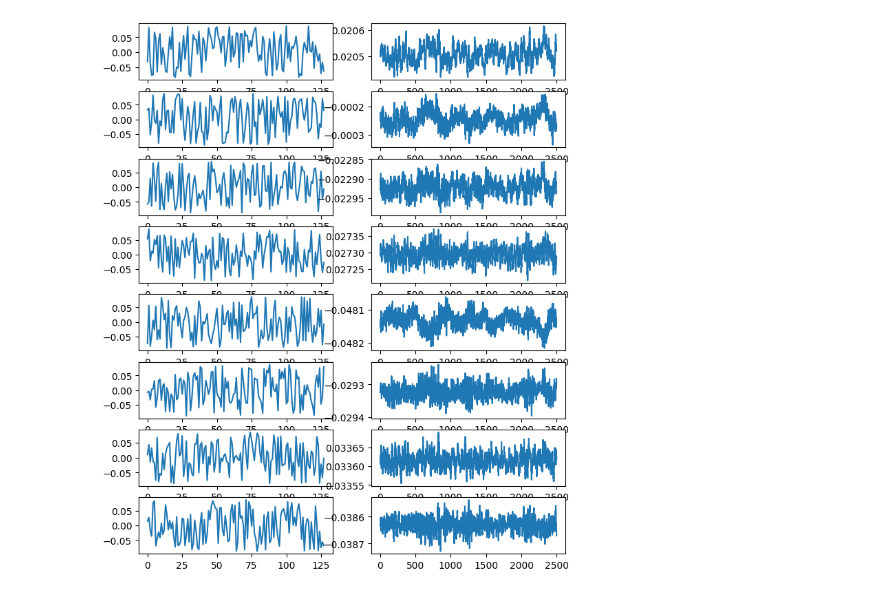
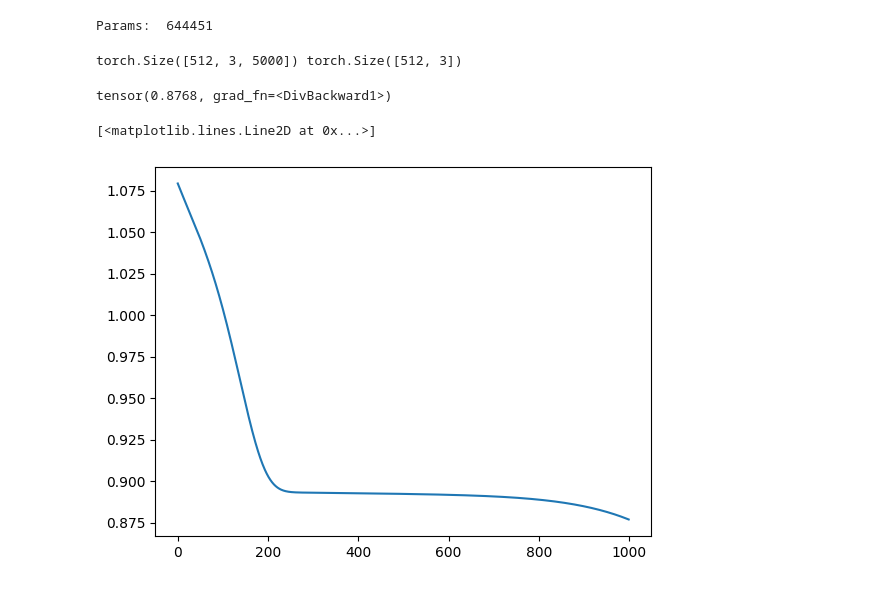
Before and after one commit to smithandrewk/sleep_ml, a Jupyter notebook: 8_lstm.ipynb, the cells around one changed output. Saved outputs shown, nothing was run; the diff lists cells and outputs as text; code cells hidden in the pictures.

Commit message:
lstm

```diff
--- a/8_lstm.ipynb
+++ b/8_lstm.ipynb
@@ -67,11 +61,41 @@ Params:  40227
-# %%
-model.to('cpu')
-Xi,yi = next(iter(devloader))
-
-fig,ax = plt.subplots(nrows=len(model.c1.weight),ncols=2,figsize=(8,10))
-for i,kernel in enumerate(model.c1.weight.squeeze().detach()):
-    ax[i,0].plot(kernel)
-for i,kernel in enumerate(model.c1(Xi.reshape(-1,1,5000)).detach()[0]):
-    ax[i,1].plot(kernel)
-# %% [output]
-[figure, removed]
+# %%
+class MyLSTM(nn.Module):
+    def __init__(self, *args, **kwargs) -> None:
+        super().__init__(*args, **kwargs)
+        self.lstm = nn.LSTM(input_size=5000,hidden_size=32,batch_first=True)
+        self.classifier = nn.Linear(in_features=32,out_features=3)
+    def forward(self,x):
+        _,(h,_) = self.lstm(x)
+        x = self.classifier(h.squeeze())
+        return x
+model = MyLSTM()
+criterion = nn.CrossEntropyLoss()
+optimizer = optim.Adam(model.parameters(),lr=3e-4)
+params = sum([p.flatten().size()[0] for p in list(model.parameters())])
+print("Params: ",params)
+lossi = []
+trainlossi = []
+devlossi = []
+# %% [output]
+Params:  644451
+# %%
+Xi,yi = next(iter(trainloader))
+print(Xi.shape,yi.shape)
+# %% [output]
+torch.Size([512, 3, 5000]) torch.Size([512, 3])
+# %%
+for epoch in tqdm(range(1000)):
+    logits = model(Xi)
+    loss = criterion(logits,yi)
+    optimizer.zero_grad()
+    loss.backward()
+    optimizer.step()
+    lossi.append(loss.item())
+loss
+# %% [output]
+tensor(0.8768, grad_fn=<DivBackward1>)
+# %%
+plt.plot(lossi)
+# %% [output]
+[<matplotlib.lines.Line2D at 0x...>]
+[figure, added]
```
Also changed, not shown: parts of 5 cells of this notebook, 1 other file.
